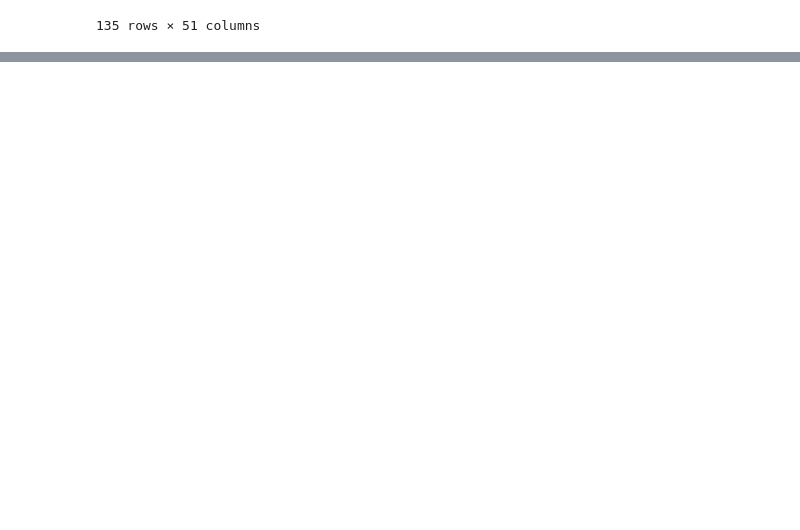
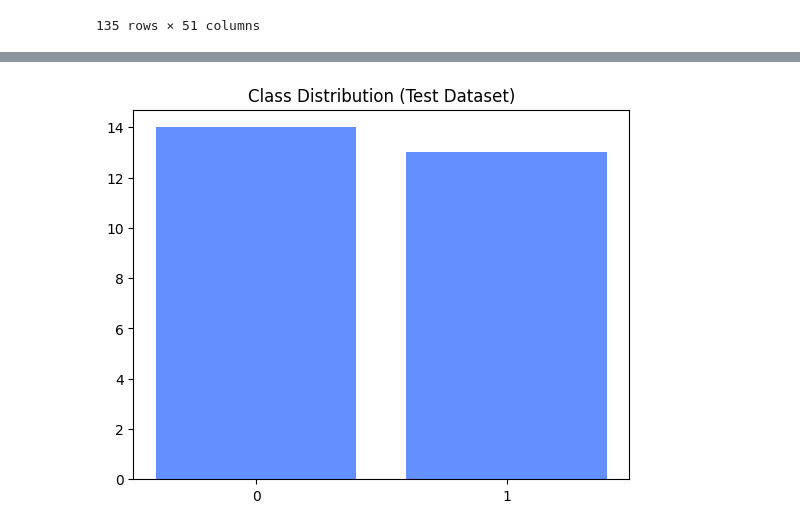
Before and after one commit to gkianfar/S4, a Jupyter notebook: tihm_featureExtraction.ipynb, the cells around one changed output, grey strips where cells are left out. Saved outputs shown, nothing was run; the diff lists cells and outputs as text; code cells hidden in the pictures; blank space fills up the shorter version.

```diff
--- a/tihm_featureExtraction.ipynb
+++ b/tihm_featureExtraction.ipynb
@@ -609,0 +905,7 @@ dataset_test.to_csv('dataset_test.csv', index=False)
+# %%
+count_one = np.sum(y_test)
+count_zero = len(y_test) - count_one
+plt.bar(['0', '1'], [count_zero, count_one])
+plt.title('Class Distribution (Test Dataset)')
+plt
+# %% [output]
@@ -609,0 +913 @@ dataset_test.to_csv('dataset_test.csv', index=False)
+[figure, added]
```
Also changed, not shown: parts of 16 cells of this notebook.
